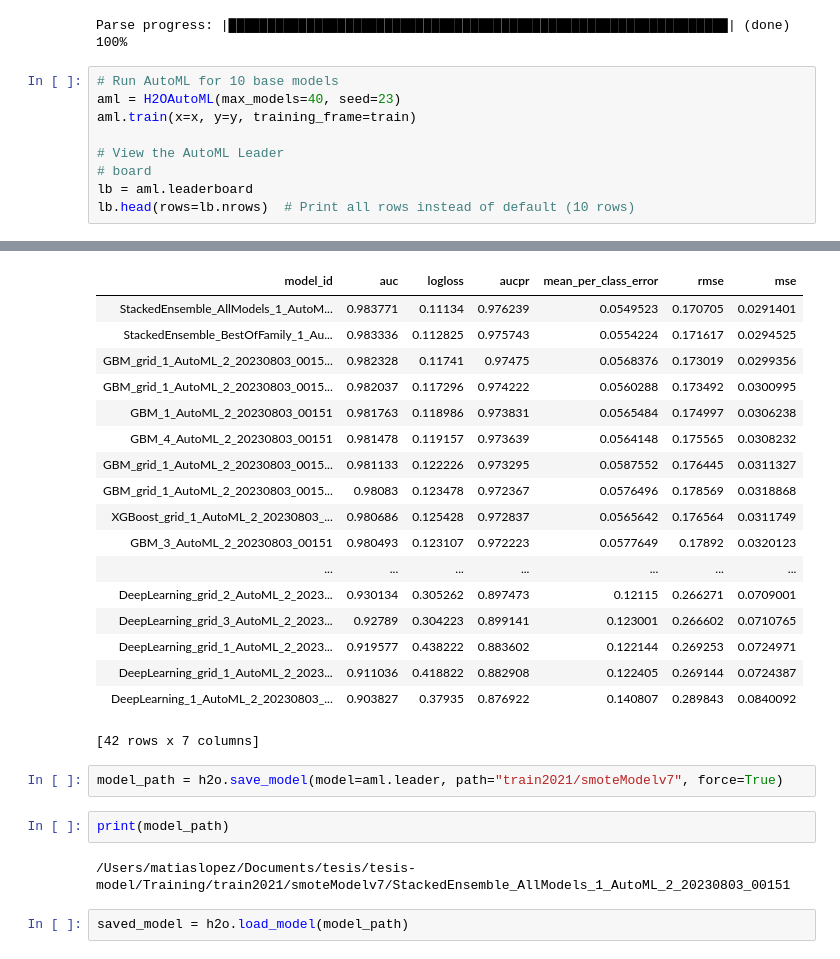
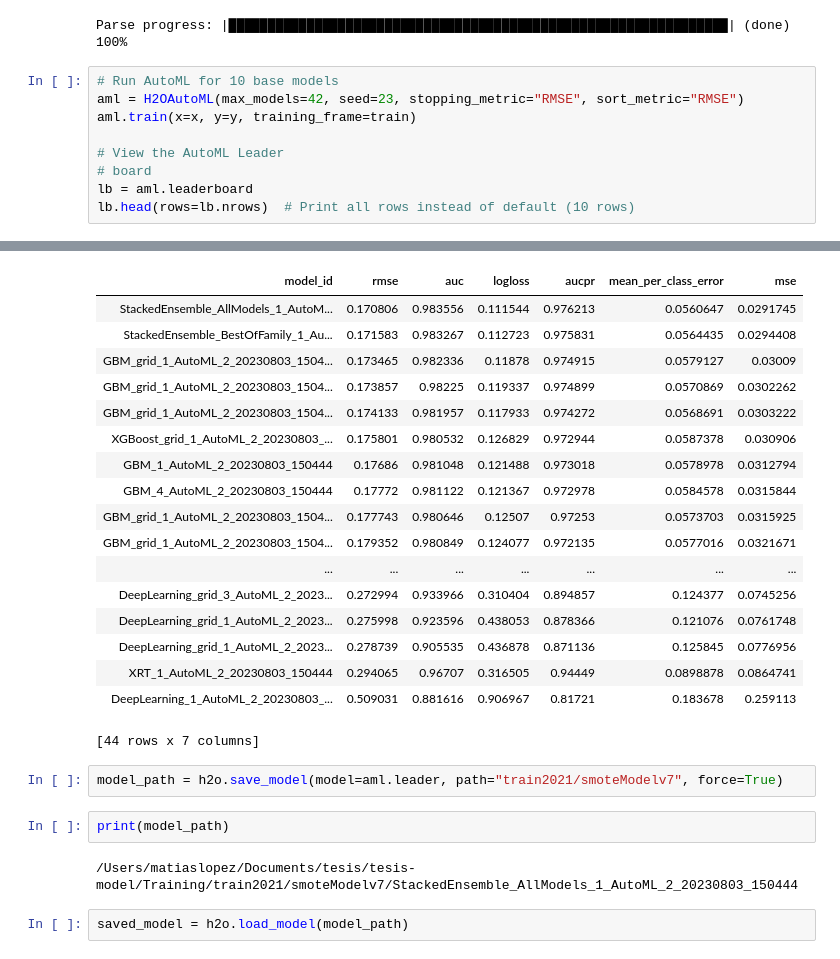
Before and after one commit to davinun99/tesis-model, a Jupyter notebook: Training/TrainingBalanced.ipynb, the cells around one changed output, grey strips where cells are left out. Drawn from its saved outputs; the diff is of its cells as text.

```diff
--- a/Training/TrainingBalanced.ipynb
+++ b/Training/TrainingBalanced.ipynb
@@ -53,7 +53,7 @@ train[y] = train[y].asfactor()
 Parse progress: |████████████████████████████████████████████████████████████████| (done) 100%
 # %%
 # Run AutoML for 10 base models
-aml = H2OAutoML(max_models=40, seed=23)
+aml = H2OAutoML(max_models=42, seed=23, stopping_metric="RMSE", sort_metric="RMSE")
 aml.train(x=x, y=y, training_frame=train)
 
 # View the AutoML Leader
@@ -79,29 +79,29 @@ AutoML progress: |
 
 | (done) 100%
-| model_id | auc | logloss | aucpr | mean_per_class_error | rmse | mse |
-| StackedEnsemble_AllModels_1_AutoM... | 0.983771 | 0.11134 | 0.976239 | 0.0549523 | 0.170705 | 0.0291401 |
-| StackedEnsemble_BestOfFamily_1_Au... | 0.983336 | 0.112825 | 0.975743 | 0.0554224 | 0.171617 | 0.0294525 |
-| GBM_grid_1_AutoML_2_20230803_0015... | 0.982328 | 0.11741 | 0.97475 | 0.0568376 | 0.173019 | 0.0299356 |
-| GBM_grid_1_AutoML_2_20230803_0015... | 0.982037 | 0.117296 | 0.974222 | 0.0560288 | 0.173492 | 0.0300995 |
-| GBM_1_AutoML_2_20230803_00151 | 0.981763 | 0.118986 | 0.973831 | 0.0565484 | 0.174997 | 0.0306238 |
-| GBM_4_AutoML_2_20230803_00151 | 0.981478 | 0.119157 | 0.973639 | 0.0564148 | 0.175565 | 0.0308232 |
-| GBM_grid_1_AutoML_2_20230803_0015... | 0.981133 | 0.122226 | 0.973295 | 0.0587552 | 0.176445 | 0.0311327 |
-| GBM_grid_1_AutoML_2_20230803_0015... | 0.98083 | 0.123478 | 0.972367 | 0.0576496 | 0.178569 | 0.0318868 |
-| XGBoost_grid_1_AutoML_2_20230803_... | 0.980686 | 0.125428 | 0.972837 | 0.0565642 | 0.176564 | 0.0311749 |
-| GBM_3_AutoML_2_20230803_00151 | 0.980493 | 0.123107 | 0.972223 | 0.0577649 | 0.17892 | 0.0320123 |
+| model_id | rmse | auc | logloss | aucpr | mean_per_class_error | mse |
+| StackedEnsemble_AllModels_1_AutoM... | 0.170806 | 0.983556 | 0.111544 | 0.976213 | 0.0560647 | 0.0291745 |
+| StackedEnsemble_BestOfFamily_1_Au... | 0.171583 | 0.983267 | 0.112723 | 0.975831 | 0.0564435 | 0.0294408 |
+| GBM_grid_1_AutoML_2_20230803_1504... | 0.173465 | 0.982336 | 0.11878 | 0.974915 | 0.0579127 | 0.03009 |
+| GBM_grid_1_AutoML_2_20230803_1504... | 0.173857 | 0.98225 | 0.119337 | 0.974899 | 0.0570869 | 0.0302262 |
+| GBM_grid_1_AutoML_2_20230803_1504... | 0.174133 | 0.981957 | 0.117933 | 0.974272 | 0.0568691 | 0.0303222 |
+| XGBoost_grid_1_AutoML_2_20230803_... | 0.175801 | 0.980532 | 0.126829 | 0.972944 | 0.0587378 | 0.030906 |
+| GBM_1_AutoML_2_20230803_150444 | 0.17686 | 0.981048 | 0.121488 | 0.973018 | 0.0578978 | 0.0312794 |
+| GBM_4_AutoML_2_20230803_150444 | 0.17772 | 0.981122 | 0.121367 | 0.972978 | 0.0584578 | 0.0315844 |
+| GBM_grid_1_AutoML_2_20230803_1504... | 0.177743 | 0.980646 | 0.12507 | 0.97253 | 0.0573703 | 0.0315925 |
+| GBM_grid_1_AutoML_2_20230803_1504... | 0.179352 | 0.980849 | 0.124077 | 0.972135 | 0.0577016 | 0.0321671 |
 | ... | ... | ... | ... | ... | ... | ... |
-| DeepLearning_grid_2_AutoML_2_2023... | 0.930134 | 0.305262 | 0.897473 | 0.12115 | 0.266271 | 0.0709001 |
-| DeepLearning_grid_3_AutoML_2_2023... | 0.92789 | 0.304223 | 0.899141 | 0.123001 | 0.266602 | 0.0710765 |
-| DeepLearning_grid_1_AutoML_2_2023... | 0.919577 | 0.438222 | 0.883602 | 0.122144 | 0.269253 | 0.0724971 |
-| DeepLearning_grid_1_AutoML_2_2023... | 0.911036 | 0.418822 | 0.882908 | 0.122405 | 0.269144 | 0.0724387 |
-| DeepLearning_1_AutoML_2_20230803_... | 0.903827 | 0.37935 | 0.876922 | 0.140807 | 0.289843 | 0.0840092 |
+| DeepLearning_grid_3_AutoML_2_2023... | 0.272994 | 0.933966 | 0.310404 | 0.894857 | 0.124377 | 0.0745256 |
+| DeepLearning_grid_1_AutoML_2_2023... | 0.275998 | 0.923596 | 0.438053 | 0.878366 | 0.121076 | 0.0761748 |
+| DeepLearning_grid_1_AutoML_2_2023... | 0.278739 | 0.905535 | 0.436878 | 0.871136 | 0.125845 | 0.0776956 |
+| XRT_1_AutoML_2_20230803_150444 | 0.294065 | 0.96707 | 0.316505 | 0.94449 | 0.0898878 | 0.0864741 |
+| DeepLearning_1_AutoML_2_20230803_... | 0.509031 | 0.881616 | 0.906967 | 0.81721 | 0.183678 | 0.259113 |
-[42 rows x 7 columns]
+[44 rows x 7 columns]
 # %%
 model_path = h2o.save_model(model=aml.leader, path="train2021/smoteModelv7", force=True)
 # %%
 print(model_path)
 # %% [output]
-/Users/matiaslopez/Documents/tesis/tesis-model/Training/train2021/smoteModelv7/StackedEnsemble_AllModels_1_AutoML_2_20230803_00151
+/Users/matiaslopez/Documents/tesis/tesis-model/Training/train2021/smoteModelv7/StackedEnsemble_AllModels_1_AutoML_2_20230803_150444
 # %%
 saved_model = h2o.load_model(model_path)
 # %% [markdown]
```
Also changed, not shown: parts of 7 cells of this notebook, 2 other files.
